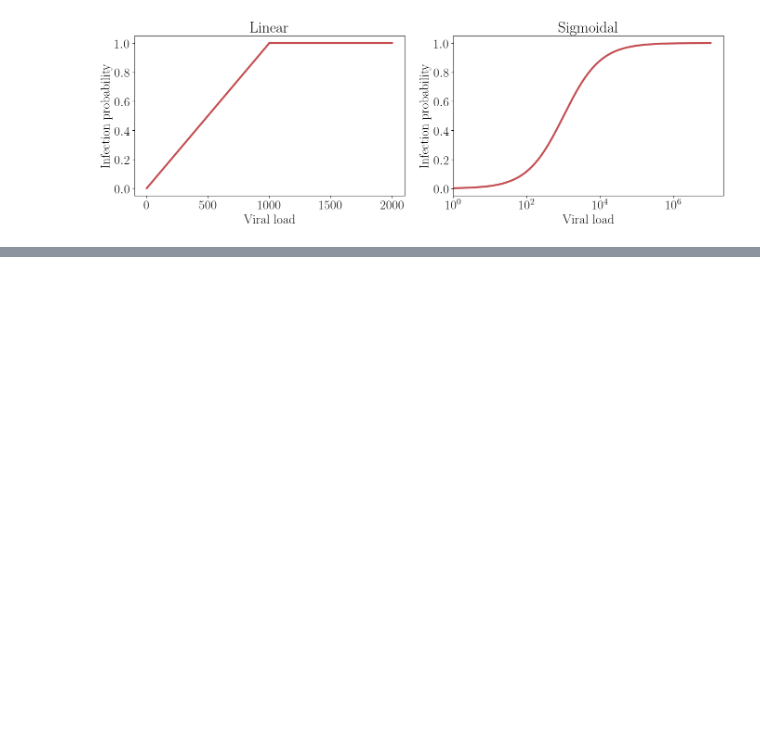
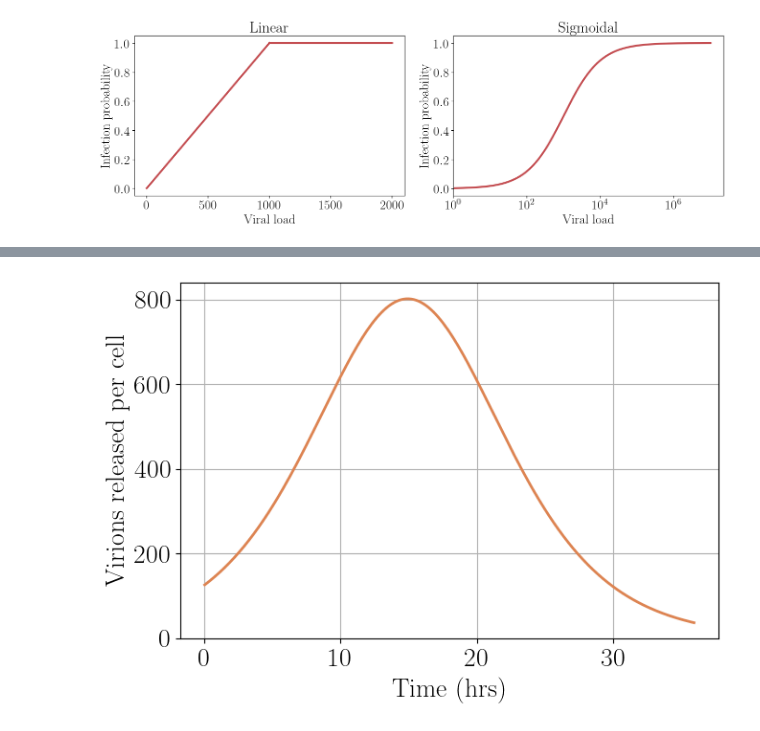
Before and after one commit to rblanco89/TissueFlu, a Jupyter notebook: utilities/tissuePlots.ipynb, the cells around one changed output, grey strips where cells are left out. Saved outputs shown, nothing was run; the diff lists cells and outputs as text; code cells hidden in the pictures; blank space fills up the shorter version.

```diff
--- a/utilities/tissuePlots.ipynb
+++ b/utilities/tissuePlots.ipynb
@@ -104,0 +153,13 @@ plt.show()
+# %%
+# Plot
+fig, axs = plt.subplots(nrows=1, ncols=1, figsize=(7,5),facecolor='white')
+plt.plot(x_fit, y_derivative, '-', lw=2, label='Virion release rate', color=palette[1])
+plt.xlabel('Time (hrs)')
+plt.ylabel('Virions released per cell')
+plt.grid(True)
+plt.tight_layout()
+
+plt.savefig('viralRate.png')
+plt.show()
+# %% [output]
+[figure, added]
```
Also changed, not shown: parts of 8 cells of this notebook, 8 other files.
